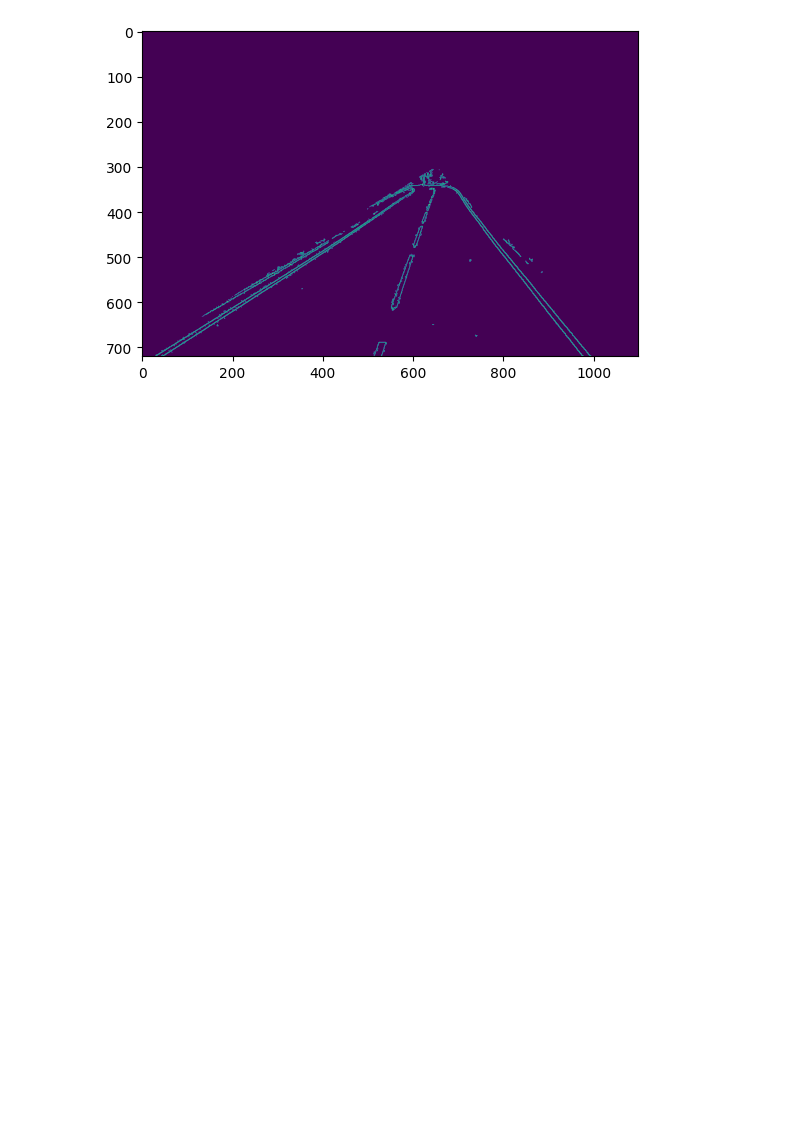
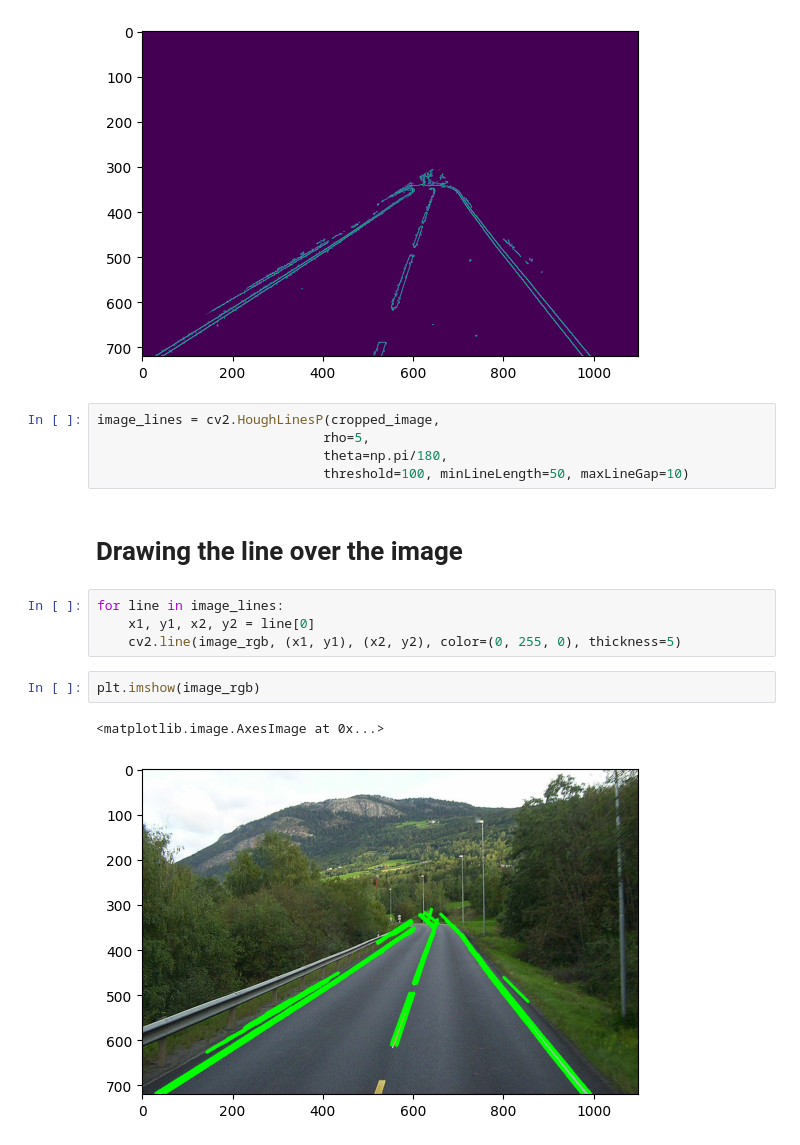
Before and after one commit to vijivenkadesh/computer_vision, a Jupyter notebook: lane-detection/roadlane_line_detection_with_openCV.ipynb, the cells around one changed output. Cells and saved outputs as stored; diff of their text form; blank space fills up the shorter version.

```diff
--- a/lane-detection/roadlane_line_detection_with_openCV.ipynb
+++ b/lane-detection/roadlane_line_detection_with_openCV.ipynb
@@ -46,3 +46,19 @@ plt.imshow(cropped_image)
 # %% [output]
 <matplotlib.image.AxesImage at 0x...>
 [figure]
+# %%
+image_lines = cv2.HoughLinesP(cropped_image,
+                             rho=5,
+                             theta=np.pi/180,
+                             threshold=100, minLineLength=50, maxLineGap=10)
+# %% [markdown]
+# Drawing the line over the image
+# %%
+for line in image_lines:
+    x1, y1, x2, y2 = line[0]
+    cv2.line(image_rgb, (x1, y1), (x2, y2), color=(0, 255, 0), thickness=5)
+# %%
+plt.imshow(image_rgb)
+# %% [output]
+<matplotlib.image.AxesImage at 0x...>
+[figure, added]
```
Also changed, not shown: parts of 1 cell of this notebook.
